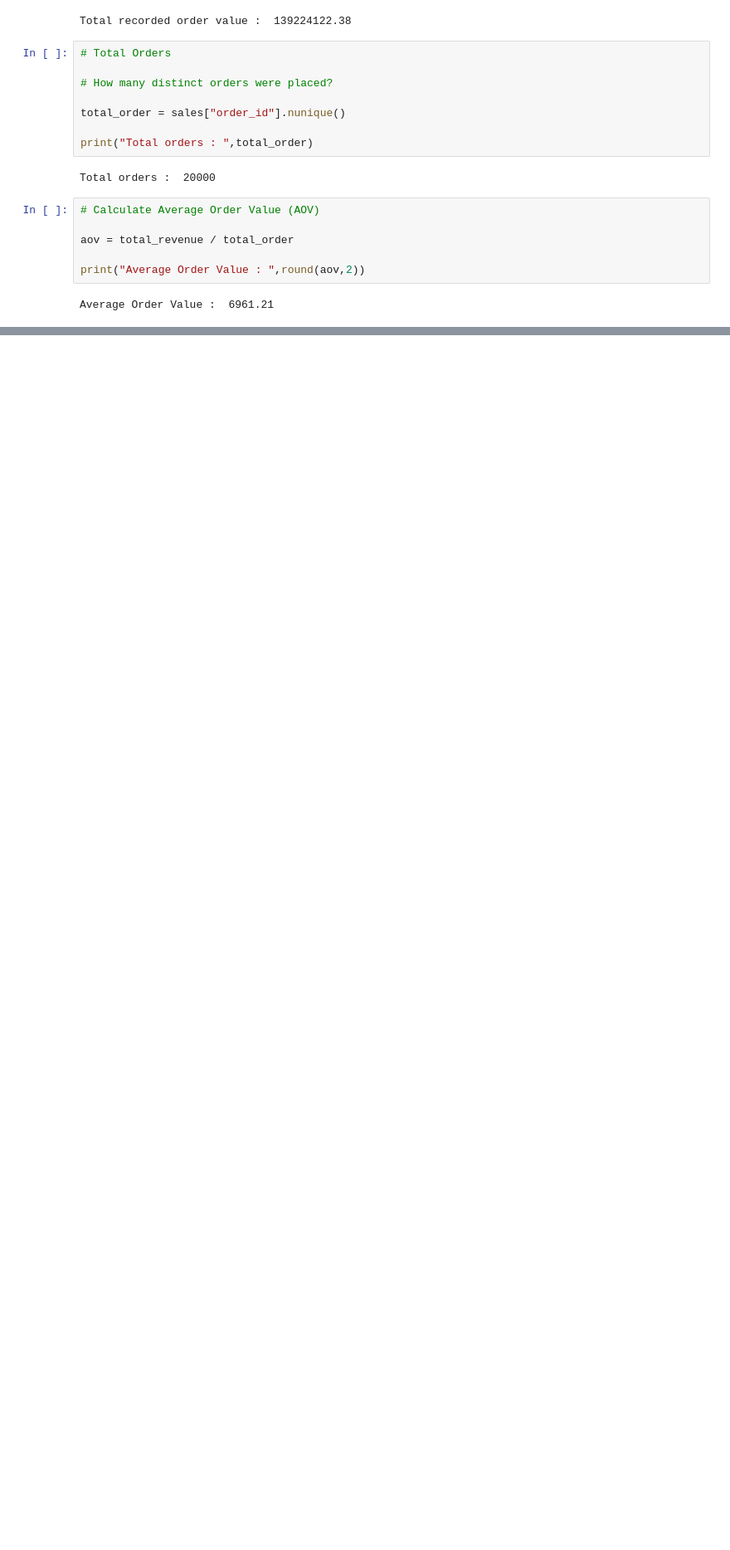
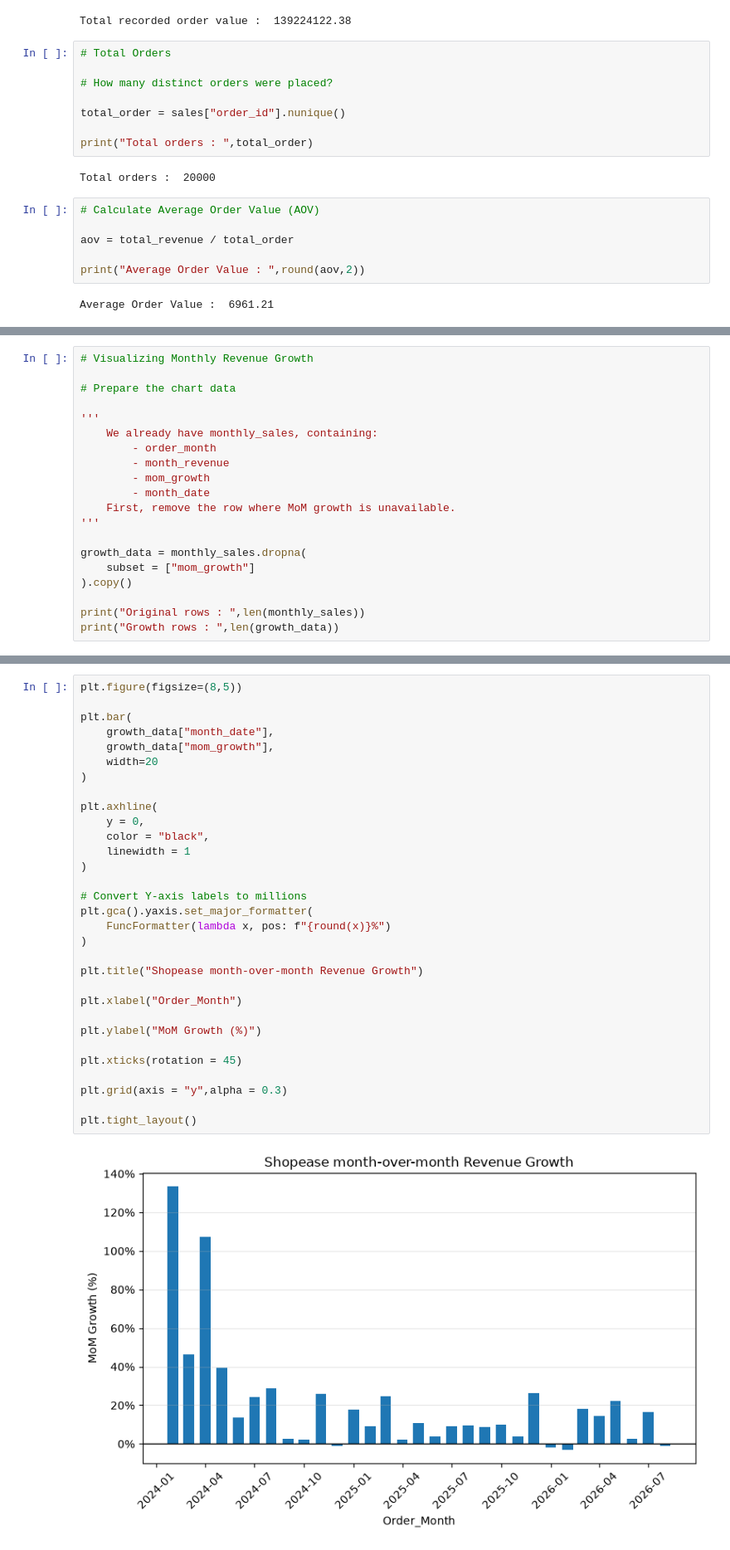
Before and after one commit to Mohammedvahith/E-commerce-Sales-Customer-Analytics, a Jupyter notebook: shopease-analytics/notebooks/03_eda.ipynb, the cells around one changed output, grey strips where cells are left out. Shown at 83% size. Saved outputs shown, nothing was run; the diff lists cells and outputs as text; blank space fills up the shorter version.

```diff
--- a/shopease-analytics/notebooks/03_eda.ipynb
+++ b/shopease-analytics/notebooks/03_eda.ipynb
@@ -120,0 +453,20 @@ Average order value : AED 6,961.21
+# %%
+# Visualizing Monthly Revenue Growth
+
+# Prepare the chart data
+
+'''
+    We already have monthly_sales, containing:
+        - order_month
+        - month_revenue
+        - mom_growth
+        - month_date
+    First, remove the row where MoM growth is unavailable.
+'''
+
+growth_data = monthly_sales.dropna(
+    subset = ["mom_growth"]
+).copy()
+
+print("Original rows : ",len(monthly_sales))
+print("Growth rows : ",len(growth_data))
@@ -120,0 +493,33 @@ Average order value : AED 6,961.21
+# %%
+plt.figure(figsize=(8,5))
+
+plt.bar(
+    growth_data["month_date"],
+    growth_data["mom_growth"],
+    width=20
+)
+
+plt.axhline(
+    y = 0,
+    color = "black",
+    linewidth = 1
+)
+
+# Convert Y-axis labels to millions
+plt.gca().yaxis.set_major_formatter(
+    FuncFormatter(lambda x, pos: f"{round(x)}%")
+)
+
+plt.title("Shopease month-over-month Revenue Growth")
+
+plt.xlabel("Order_Month")
+
+plt.ylabel("MoM Growth (%)")
+
+plt.xticks(rotation = 45)
+
+plt.grid(axis = "y",alpha = 0.3)
+
+plt.tight_layout()
+# %% [output]
+[figure, added]
```
Also changed, not shown: parts of 60 cells of this notebook.
